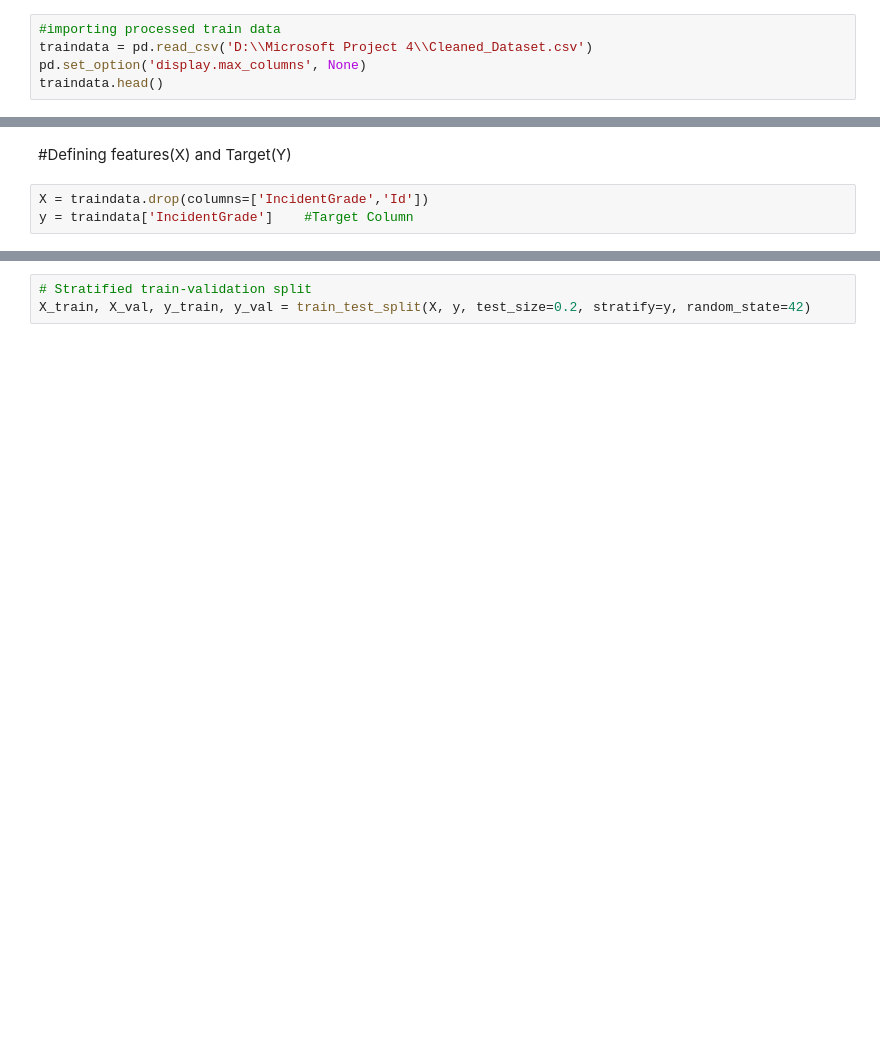
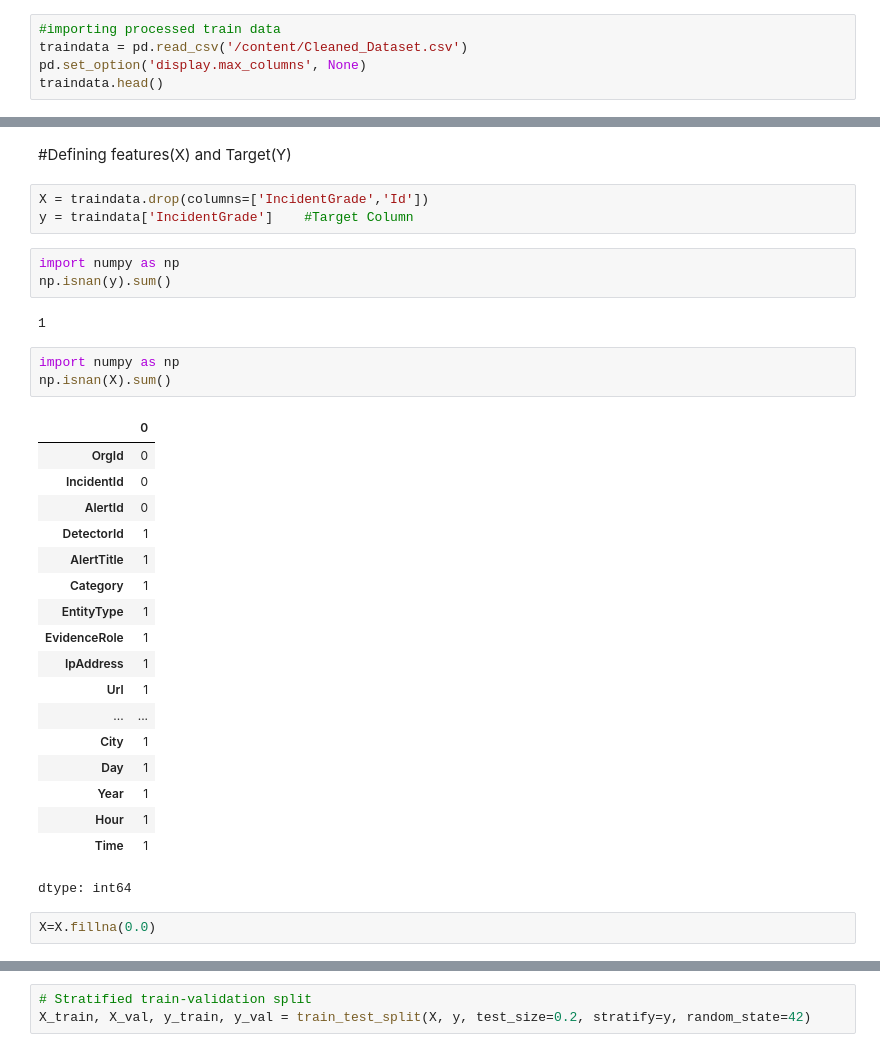
Before and after one commit to Harshile537/Microsoft-Classifying-Cybersecurity-Incidents, a Jupyter notebook: Model_and_evaluation.ipynb, the cells around one changed output, grey strips where cells are left out. Cells and saved outputs as stored; diff of their text form; blank space fills up the shorter version.

```diff
--- a/Model_and_evaluation.ipynb
+++ b/Model_and_evaluation.ipynb
@@ -72,7 +72,7 @@ Installing collected packages: xgboost
 Successfully installed xgboost-2.1.4
 # %%
 #importing processed train data
-traindata = pd.read_csv('D:\\Microsoft Project 4\\Cleaned_Dataset.csv')
+traindata = pd.read_csv('/content/Cleaned_Dataset.csv')
 pd.set_option('display.max_columns', None)
 traindata.head()
 # %% [output]
@@ -91,3 +91,32 @@ traindata.shape
 # %%
 X = traindata.drop(columns=['IncidentGrade','Id'])
 y = traindata['IncidentGrade']    #Target Column
+# %%
+import numpy as np
+np.isnan(y).sum()
+# %% [output]
+1
+# %%
+import numpy as np
+np.isnan(X).sum()
+# %% [output]
+|  | 0 |
+| OrgId | 0 |
+| IncidentId | 0 |
+| AlertId | 0 |
+| DetectorId | 1 |
+| AlertTitle | 1 |
+| Category | 1 |
+| EntityType | 1 |
+| EvidenceRole | 1 |
+| IpAddress | 1 |
+| Url | 1 |
+| ... | ... |
+| City | 1 |
+| Day | 1 |
+| Year | 1 |
+| Hour | 1 |
+| Time | 1 |
+dtype: int64
+# %%
+X=X.fillna(0.0)
```
Also changed, not shown: parts of 16 cells of this notebook.
